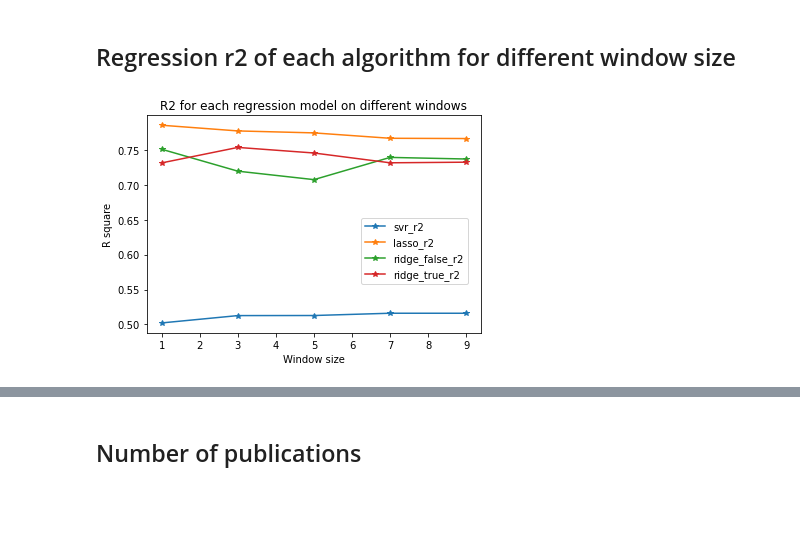
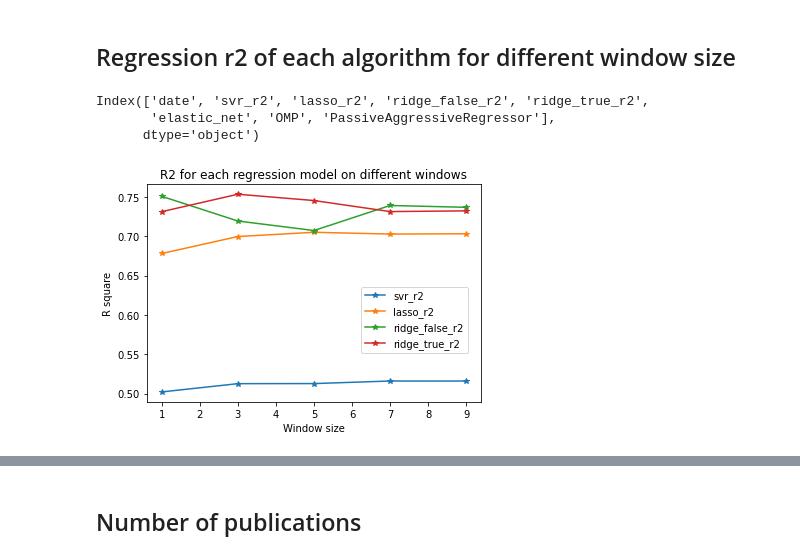
Before and after one commit to jiashenggu/ai_in_bio, a Jupyter notebook: pubmed_figure_2022.ipynb, the cells around one changed output, grey strips where cells are left out. Drawn from its saved outputs; the diff is of its cells as text; code cells hidden in the pictures; blank space fills up the shorter version.

```diff
--- a/pubmed_figure_2022.ipynb
+++ b/pubmed_figure_2022.ipynb
@@ -84,7 +86,7 @@ from statistics import mean
 plt.xlabel("time")
 plt.ylabel("correlation")
 x=[i for i in range(0,38)]
-for model in ['svr_r2', 'lasso_r2', 'ridge_false_r2', 'ridge_true_r2']:
+for model in model_list:
     plt.plot(x, reg_results[model], '-*', label=model)
     print(mean(reg_results[model]))
 
@@ -109,7 +111,7 @@ from statistics import mean
 plt.xlabel("time")
 plt.ylabel("correlation")
 x=[i for i in range(0,38)]
-for model in ['svr_r2', 'lasso_r2', 'ridge_false_r2', 'ridge_true_r2']:
+for model in model_list:
     plt.plot(x, reg_results[model], '-*', label=model)
     print(mean(reg_results[model]))
 
@@ -125,27 +127,51 @@ plt.show()
 [figure]
 # %% [markdown]
 ## Regression r2 of each algorithm for different window size
+# %%
+# window_sizes=[1,3,5,7,9]
+
+# for window_size in window_sizes:
+#     reg_window_size = pd.read_csv("window_size_{}_final.csv".format(window_size), index_col=0)
+#     other_window_size = pd.read_csv("window_size_{}_PassiveAggressiveRegressor.csv".format(window_size), index_col=0)
+#     reg_window_size['PassiveAggressiveRegressor'] = other_window_size['try']
+#     reg_window_size.to_csv("window_size_{}_final.csv".format(window_size))
+
+window_sizes=[1,3,5,7,9]
+
+for window_size in window_sizes:
+    reg_window_size = pd.read_csv("window_size_{}_final.csv".format(window_size), index_col=0)
+    reg_window_size.columns = ['date', 'SVR', 'Lasso', 'ridge_false_r2',
+       'Ridge', 'Elastic_net', 'OrthogonalMatchingPursuit', 'PassiveAggressiveRegressor']
+    reg_window_size = reg_window_size.drop(columns=['ridge_false_r2'])
+    reg_window_size.to_csv("window_size_{}_final.csv".format(window_size))
+# %%
+reg_window_size = pd.read_csv("window_size_{}_final.csv".format(window_size), index_col=0)
+reg_window_size.columns
+# %% [output]
+Index(['date', 'svr_r2', 'lasso_r2', 'ridge_false_r2', 'ridge_true_r2',
+       'elastic_net', 'OMP', 'PassiveAggressiveRegressor'],
+      dtype='object')
 # %%
 import pandas as pd
 
 import matplotlib.pyplot as plt
 from statistics import mean
 plt.xlabel("Window size")
 plt.ylabel("R square")
 window_sizes=[1,3,5,7,9]
 reg_window_sizes = []
 for window_size in window_sizes:
-    reg_window_size = pd.read_csv("window_size_{}.csv".format(window_size), index_col=0)
+    reg_window_size = pd.read_csv("window_size_{}_normalized.csv".format(window_size), index_col=0)
     reg_window_size = reg_window_size[4:-1]
     reg_window_sizes.append(reg_window_size)
-
-for model in ['svr_r2', 'lasso_r2', 'ridge_false_r2', 'ridge_true_r2']:
+model_list = ['svr_r2', 'lasso_r2', 'ridge_false_r2', 'ridge_true_r2']
+for model in model_list:
 
     plt.plot(window_sizes, [mean(reg_window_size[model]) for reg_window_size in reg_window_sizes], '-*',  label=model)
 
 
 plt.title("R2 for each regression model on different windows")
 plt.legend(loc=8, bbox_to_anchor=(0.8, 0.2))
 plt.savefig("picture/models_R2_windows_size.pdf")
 # %% [output]
-[figure, old version]
+[figure, new version]
```
Also changed, not shown: parts of 10 cells of this notebook, 30 other files.
